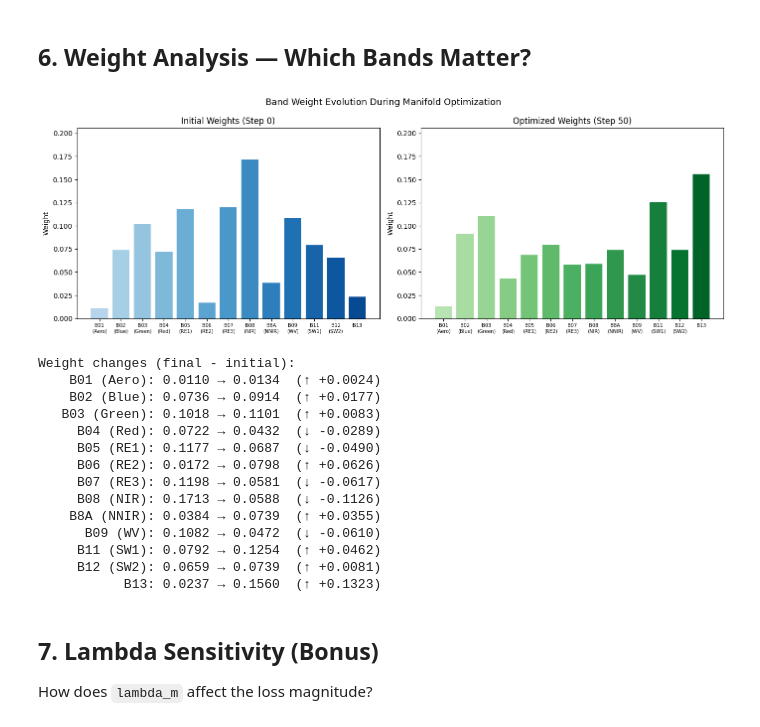
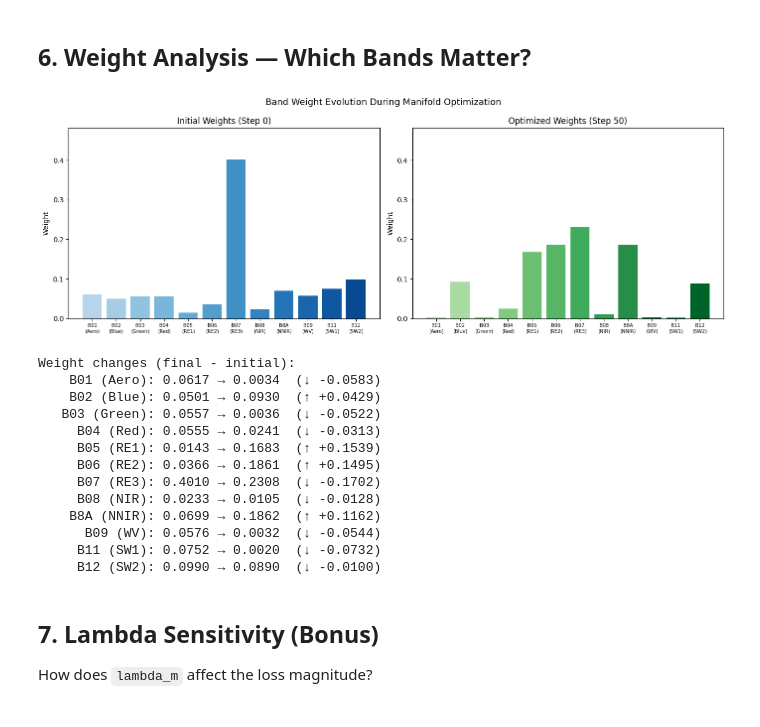
Before and after one commit to tienesng06/acivs_Test-Time_Spectral_Adaptation, a Jupyter notebook: notebooks/manifold_test.ipynb, the cells around one changed output. Cells and saved outputs as stored; diff of their text form; code cells hidden in the pictures.

```diff
--- a/notebooks/manifold_test.ipynb
+++ b/notebooks/manifold_test.ipynb
@@ -62,7 +105,7 @@ knn_indices_d, knn_distances = build_knn_graph_with_distances(band_embeddings, k
 print(f"knn_indices shape : {tuple(knn_indices.shape)} (expect ({B}, {k}))")
 print(f"knn_distances shape: {tuple(knn_distances.shape)}")
 
-BAND_NAMES = ["B01","B02","B03","B04","B05","B06","B07","B08","B8A","B09","B11","B12", "B13"]
+BAND_NAMES = list(BIGEARTH_BANDS)
 
 print("\nNeighbor table (band → 5 nearest neighbors):")
 for i in range(B):
@@ -113,10 +155,11 @@ Loss requires grad: False
 Optimize fusion weights via Adam to minimize manifold consistency loss.
 **Critical check:** loss must decrease over steps.
 # %%
-band_emb_fixed = band_embeddings.detach()
+band_emb_fixed = band_embeddings.detach().clone()
 knn_idx_fixed = build_knn_graph(band_emb_fixed, k=5)
 
 # Learnable weights
+torch.manual_seed(42)
 w = torch.randn(B, requires_grad=True)
 optimizer = torch.optim.Adam([w], lr=0.1)
 
@@ -190,9 +233,21 @@ Interpretation:
 # %% [markdown]
 ## 6. Weight Analysis — Which Bands Matter?
 # %%
-BAND_LABELS = ["B01\n(Aero)", "B02\n(Blue)", "B03\n(Green)", "B04\n(Red)",
-               "B05\n(RE1)", "B06\n(RE2)", "B07\n(RE3)", "B08\n(NIR)",
-               "B8A\n(NNIR)", "B09\n(WV)", "B11\n(SW1)", "B12\n(SW2)", "B13"]
+BAND_LABEL_MAP = {
+    "B01": "Aero",
+    "B02": "Blue",
+    "B03": "Green",
+    "B04": "Red",
+    "B05": "RE1",
+    "B06": "RE2",
+    "B07": "RE3",
+    "B08": "NIR",
+    "B8A": "NNIR",
+    "B09": "WV",
+    "B11": "SW1",
+    "B12": "SW2",
+}
+BAND_LABELS = [f"{band}\n({BAND_LABEL_MAP.get(band, band)})" for band in BAND_NAMES]
 
 initial_w = weight_history[0].numpy()
 final_w_np = weight_history[-1].numpy()
@@ -201,48 +256,47 @@ fig, axes = plt.subplots(1, 2, figsize=(14, 5))
 
 # Initial weights
 colors_init = plt.cm.Blues(np.linspace(0.3, 0.9, B))
 axes[0].bar(range(B), initial_w, color=colors_init)
 axes[0].set_xticks(range(B))
 axes[0].set_xticklabels(BAND_LABELS[:B], fontsize=7)
 axes[0].set_title('Initial Weights (Step 0)')
 axes[0].set_ylabel('Weight')
 axes[0].set_ylim(0, max(initial_w.max(), final_w_np.max()) * 1.2)
 
 # Final weights
 colors_final = plt.cm.Greens(np.linspace(0.3, 0.9, B))
 axes[1].bar(range(B), final_w_np, color=colors_final)
 axes[1].set_xticks(range(B))
 axes[1].set_xticklabels(BAND_LABELS[:B], fontsize=7)
 axes[1].set_title(f'Optimized Weights (Step {num_steps})')
 axes[1].set_ylabel('Weight')
 axes[1].set_ylim(0, max(initial_w.max(), final_w_np.max()) * 1.2)
 
 fig.suptitle('Band Weight Evolution During Manifold Optimization', fontsize=13)
 plt.tight_layout()
 plt.show()
 
 # Print delta
 print("\nWeight changes (final - initial):")
 for i in range(B):
     delta = final_w_np[i] - initial_w[i]
     arrow = "↑" if delta > 0.001 else "↓" if delta < -0.001 else "≈"
     print(f"  {BAND_LABELS[i].replace(chr(10),' '):>12s}: {initial_w[i]:.4f} → {final_w_np[i]:.4f}  ({arrow} {delta:+.4f})")
 # %% [output]
-[figure, old version]
+[figure, new version]
 Weight changes (final - initial):
-    B01 (Aero): 0.0110 → 0.0134  (↑ +0.0024)
-    B02 (Blue): 0.0736 → 0.0914  (↑ +0.0177)
-   B03 (Green): 0.1018 → 0.1101  (↑ +0.0083)
-     B04 (Red): 0.0722 → 0.0432  (↓ -0.0289)
-     B05 (RE1): 0.1177 → 0.0687  (↓ -0.0490)
-     B06 (RE2): 0.0172 → 0.0798  (↑ +0.0626)
-     B07 (RE3): 0.1198 → 0.0581  (↓ -0.0617)
-     B08 (NIR): 0.1713 → 0.0588  (↓ -0.1126)
-    B8A (NNIR): 0.0384 → 0.0739  (↑ +0.0355)
-      B09 (WV): 0.1082 → 0.0472  (↓ -0.0610)
-     B11 (SW1): 0.0792 → 0.1254  (↑ +0.0462)
-     B12 (SW2): 0.0659 → 0.0739  (↑ +0.0081)
-           B13: 0.0237 → 0.1560  (↑ +0.1323)
+    B01 (Aero): 0.0617 → 0.0034  (↓ -0.0583)
+    B02 (Blue): 0.0501 → 0.0930  (↑ +0.0429)
+   B03 (Green): 0.0557 → 0.0036  (↓ -0.0522)
+     B04 (Red): 0.0555 → 0.0241  (↓ -0.0313)
+     B05 (RE1): 0.0143 → 0.1683  (↑ +0.1539)
+     B06 (RE2): 0.0366 → 0.1861  (↑ +0.1495)
+     B07 (RE3): 0.4010 → 0.2308  (↓ -0.1702)
+     B08 (NIR): 0.0233 → 0.0105  (↓ -0.0128)
+    B8A (NNIR): 0.0699 → 0.1862  (↑ +0.1162)
+      B09 (WV): 0.0576 → 0.0032  (↓ -0.0544)
+     B11 (SW1): 0.0752 → 0.0020  (↓ -0.0732)
+     B12 (SW2): 0.0990 → 0.0890  (↓ -0.0100)
 # %% [markdown]
 ## 7. Lambda Sensitivity (Bonus)
 
```
Also changed, not shown: parts of 11 cells of this notebook, 1 other file.
